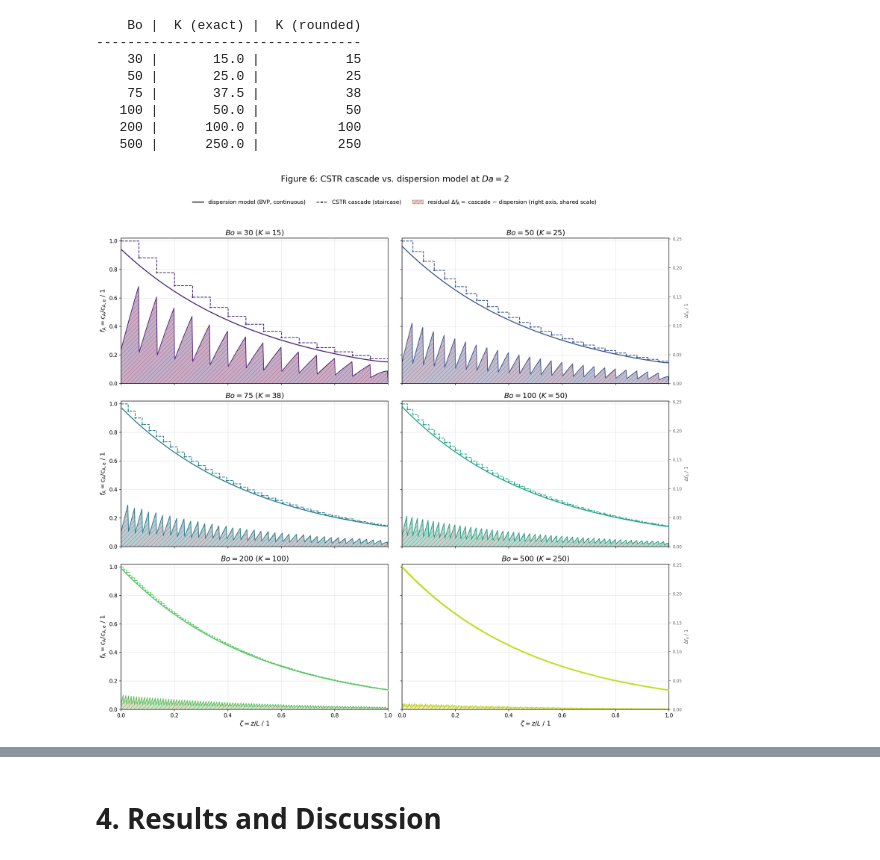
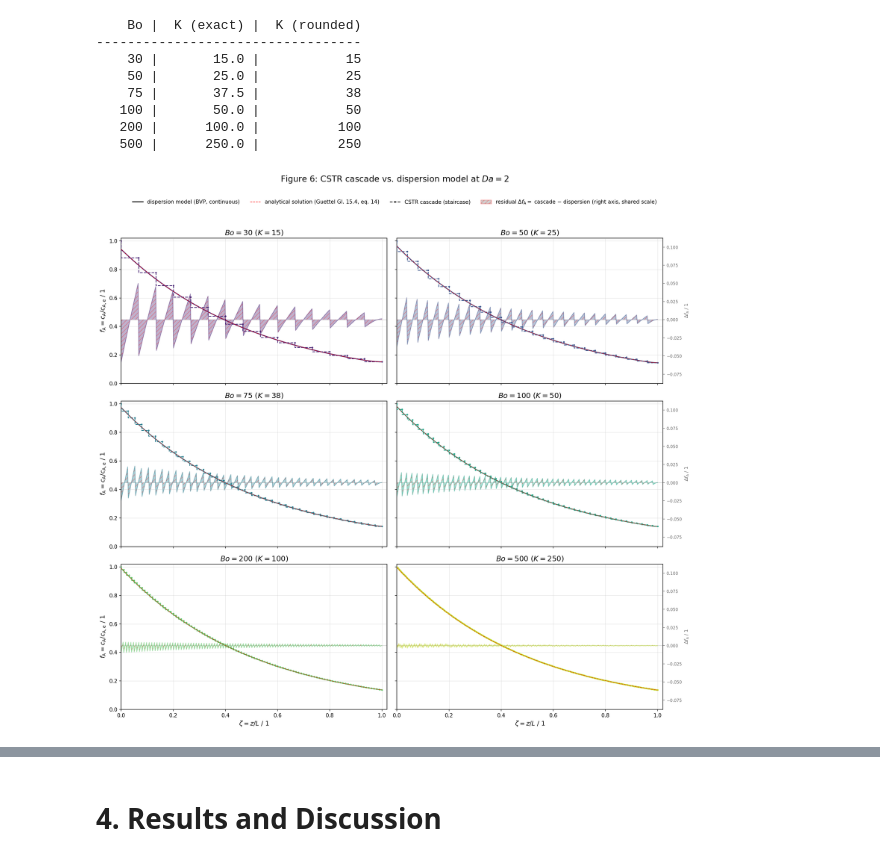
Before and after one commit to PeterSchoenung/CRE3-Assignment-4, a Jupyter notebook: CRE3_Assignment_4_26_Group_2.ipynb, the cells around one changed output, grey strips where cells are left out. Drawn from its saved outputs; the diff is of its cells as text; code cells hidden in the pictures.

Commit message:
finished first draft of first discussion

```diff
--- a/CRE3_Assignment_4_26_Group_2.ipynb
+++ b/CRE3_Assignment_4_26_Group_2.ipynb
@@ -895,9 +895,17 @@ for Bo_i, Ke, Ki in zip(Bo_cascade, K_cascade, K_int_cascade):
 # %%
 # ============================================================
 # 3.4  PLOT — CSTR cascade (staircase) vs. dispersion model
+#             + analytical dispersion profile (eq. 14, Guettel Gl. 15.4, p. 209)
 #             + hatched residual area (shared scale across all Bo cases)
 #             all axis labels/ticks only on outer subplots
 #             (x: bottom row, y1: left col, y2: right col)
+# ============================================================
+# NOTE on the staircase (where="pre"):
+# An ideal CSTR is perfectly mixed, so the concentration is uniform across the
+# whole vessel and equal to its OUTLET value. Cell i (spatial range
+# (zeta_{i-1}, zeta_i]) must therefore be drawn at f_A,i, and the profile steps
+# DOWN at each vessel inlet. Using where="post" would wrongly hold f_0 = 1 over
+# the first vessel. The same convention is used for the residual evaluation below.
 # ============================================================
 # --- plot variables (top of cell) ---
 fig_w, fig_h, fig_dpi     = 16, 15, 150
@@ -912,11 +920,29 @@ grid_lw, grid_alpha       = 0.6, 0.4
 fill_alpha                = 0.35
 hatch_pattern, hatch_color = "///", "red"
 
-def step_eval_post(zeta_query, zeta_nodes, f_nodes):
-    "Evaluate the same 'post'-style step function used by ax.step(where='post') at arbitrary zeta."
-    idx = np.searchsorted(zeta_nodes, zeta_query, side="right") - 1
-    idx = np.clip(idx, 0, len(f_nodes) - 1)
+# --- analytical reference line (eq. 14 / Guettel Gl. 15.4): thin, black, dashed ---
+lw_ana, ls_ana, color_ana, z_ana, alpha_ana = 1.0, "--", "red", 6, 0.75
+
+# --- legend layout (pulled up here per plot-variable convention) ---
+n_legend_cols, legend_fontsize    = 4, 10
+
+def step_eval_pre(zeta_query, zeta_nodes, f_nodes):
+    "Evaluate the 'pre'-style step function used by ax.step(where='pre') at arbitrary zeta."
+    "Each spatial cell (zeta_{i-1}, zeta_i] carries the OUTLET value f_nodes[i] of that vessel;"
+    "clip lower bound 1 keeps zeta=0 on f_1 (vessel-1 outlet), not on the pure feed value f_0=1."
+    idx = np.searchsorted(zeta_nodes, zeta_query, side="left")
+    idx = np.clip(idx, 1, len(f_nodes) - 1)
     return f_nodes[idx]
+
+def f_A_analytical(Bo, Da, zeta):
+    "Analytical dispersion profile f_A(zeta) for a 1st-order reaction (eq. 14 / Guettel Gl. 15.4, p. 209)."
+    "Numerically stabilized: numerator and denominator are divided by exp[Bo(1+b)/2],"
+    "so every exponent is <= 0 and the expression does not overflow for large Bo."
+    b   = np.sqrt(1 + 4 * Da / Bo)                                        # eq. 15 / Guettel Gl. 15.5, p. 209
+    num = ( 2 * (1 + b) * np.exp(0.5 * Bo * (1 - b) * zeta)
+          - 2 * (1 - b) * np.exp(0.5 * Bo * (1 - b) - 0.5 * Bo * (1 + b) * (1 - zeta)) )
+    den = (1 + b)**2 - (1 - b)**2 * np.exp(-Bo * b)
+    return num / den
 
 # --- pre-compute residuals for ALL cases first, to fix one shared secondary-axis scale ---
 diff_lines = {}
@@ -924,11 +950,11 @@ for Bo_i, K_i in zip(Bo_cascade, K_int_cascade):
     sol_i       = solve_dispersion(Bo_i)
     f_disp      = sol_i.sol(zeta_eval * L)[0] / c_A_in
     zeta_c, f_c = cascade_profile(K_i, Da)
-    f_step      = step_eval_post(zeta_eval, zeta_c, f_c)
+    f_step      = step_eval_pre(zeta_eval, zeta_c, f_c)       # cascade cell = outlet value (pre)
     diff_lines[Bo_i] = f_step - f_disp
 
 all_diffs  = np.concatenate(list(diff_lines.values()))
-diff_ylim  = (min(0, all_diffs.min()) * 1.05, all_diffs.max() * 1.5)   # SAME for all 6 panels
+diff_ylim  = (min(0, all_diffs.min()) * 1.5, all_diffs.max() * 2.25)   # SAME for all 6 panels
 
 fig, axes  = plt.subplots(n_rows, n_cols, figsize=(fig_w, fig_h), dpi=fig_dpi,
                            sharex=True, sharey=True)
@@ -942,15 +968,20 @@ for idx, (ax, Bo_i, K_i, c) in enumerate(zip(axes_flat, Bo_cascade, K_int_cascad
     f_disp = sol_i.sol(zeta_eval * L)[0] / c_A_in
     ax.plot(zeta_eval, f_disp, color=c, lw=lw_disp, ls="-", zorder=4)
 
+    # analytical dispersion solution (eq. 14): thin black dashed reference on top of the BVP profile
+    f_ana = f_A_analytical(Bo_i, Da, zeta_eval)
+    ax.plot(zeta_eval, f_ana, color=color_ana, lw=lw_ana, ls=ls_ana, zorder=z_ana, alpha=alpha_ana)
+
     # CSTR cascade: staircase profile, dashed + markers
+    # where="pre" -> each vessel is drawn at its OUTLET concentration, stepping DOWN at the inlet
     zeta_c, f_c = cascade_profile(K_i, Da)
-    ax.step(zeta_c, f_c, where="post", color=c, lw=lw_casc, ls="--", zorder=3)
+    ax.step(zeta_c, f_c, where="pre", color=c, lw=lw_casc, ls="--", zorder=3)
     ax.plot(zeta_c, f_c, "o", color=c, ms=ms_casc, zorder=5)
 
     # residual: cascade staircase minus dispersion, filled + red-hatched, shared scale
     diff_line = diff_lines[Bo_i]
     ax2 = ax.twinx()
-    ax2.plot(zeta_eval, diff_line, color=c, lw=lw_diff, zorder=1)
+    ax2.plot(zeta_eval, diff_line, color=c, lw=lw_diff, zorder=1, alpha=0.5)
     ax2.fill_between(zeta_eval, 0, diff_line, facecolor=c, alpha=fill_alpha,
                       hatch=hatch_pattern, edgecolor=hatch_color, linewidth=0.0, zorder=1)
     ax2.axhline(0, color="gray", lw=0.6, alpha=0.6, zorder=0)
@@ -962,33 +993,35 @@ for idx, (ax, Bo_i, K_i, c) in enumerate(zip(axes_flat, Bo_cascade, K_int_cascad
     else:                                               # inner plots: no numbers, no tick marks
         ax2.tick_params(axis="y", labelright=False, length=0)
 
     ax.set_zorder(2); ax2.set_zorder(1); ax.patch.set_visible(False)
     ax.set_title(rf"$Bo = {Bo_i:g}$ ($K = {K_i:d}$)", fontsize=14)
-    ax.set_xlim(0, 1)
+    ax.set_xlim(0, 1.02)
     ax.set_ylim(0, 1.02)
     ax.grid(True, lw=grid_lw, alpha=grid_alpha, zorder=0)
 
 for a in axes[-1, :]:
     a.set_xlabel(r"$\zeta = z/L$ / 1", fontsize=12)      # only bottom row
 for a in axes[:, 0]:
     a.set_ylabel(r"$f_\mathrm{A} = c_\mathrm{A}/c_\mathrm{A,e}$ / 1", fontsize=12)   # only left column
 
 # --- single shared legend, outside the subplot grid ---
 style_handles = [
     Line2D([0], [0], color="black", lw=lw_disp, ls="-",
            label="dispersion model (BVP, continuous)"),
+    Line2D([0], [0], color=color_ana, lw=lw_ana, ls=ls_ana,
+           label="analytical solution (Guettel Gl. 15.4, eq. 14)"),
     Line2D([0], [0], color="black", lw=lw_casc, ls="--", marker="o", ms=ms_casc,
            label="CSTR cascade (staircase)"),
     Patch(facecolor="gray", alpha=fill_alpha, hatch=hatch_pattern, edgecolor=hatch_color,
           label=r"residual $\Delta f_\mathrm{A} =$ cascade $-$ dispersion (right axis, shared scale)"),
 ]
 fig.suptitle(rf"Figure 6: CSTR cascade vs. dispersion model at $Da = {Da:.0f}$", fontsize=16, y=0.99)
 fig.legend(handles=style_handles, loc="upper center", bbox_to_anchor=(0.5, 0.955),
-           ncol=3, fontsize=10.5, frameon=False)
+           ncol=n_legend_cols, fontsize=legend_fontsize, frameon=False)
 
 fig.tight_layout(rect=[0, 0, 1, 0.93])
 fig.savefig("CSTR cascade vs. dispersion model.png", dpi=fig_dpi, bbox_inches="tight")
 
 plt.show()
 # %% [output]
-[figure, old version]
+[figure, new version]
```
Also changed, not shown: parts of 9 cells of this notebook, 5 other files.
